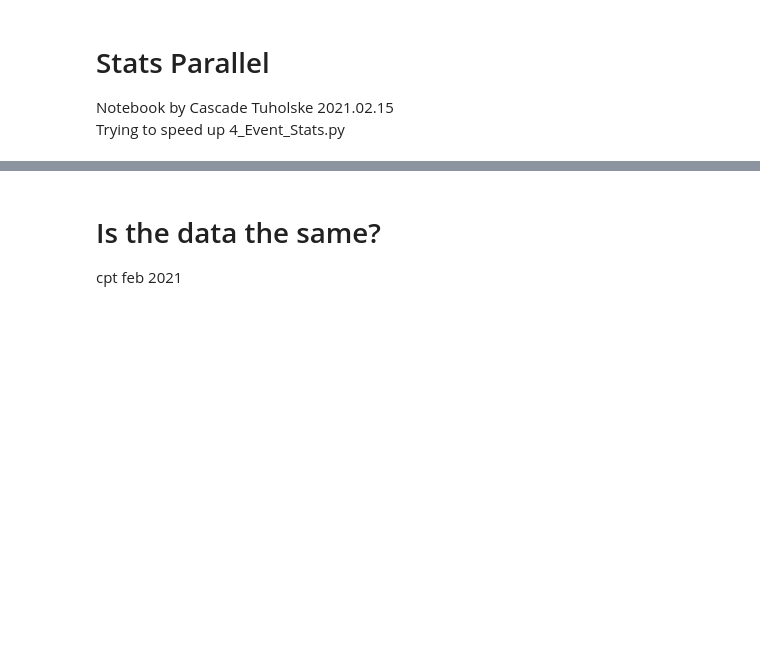
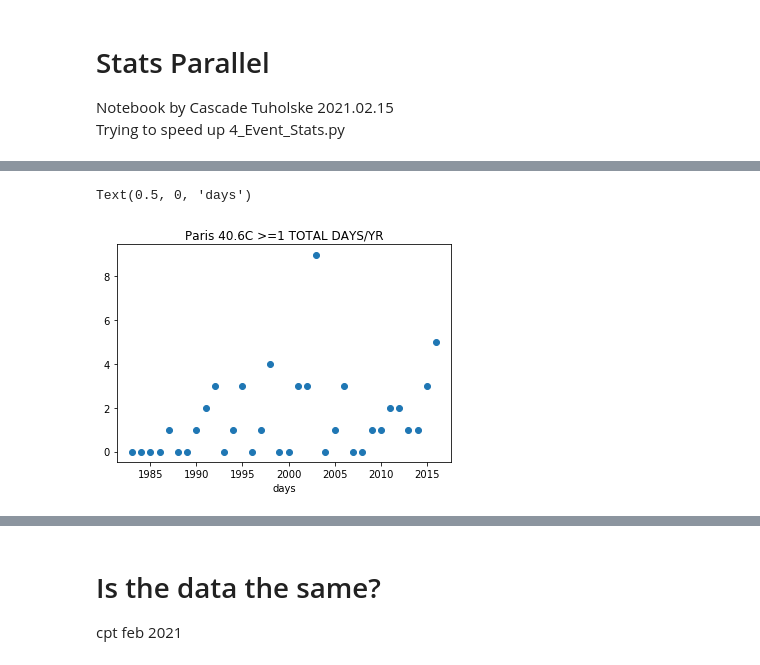
Before and after one commit to ecohydro/GlobalUrbanHeat, a Jupyter notebook: src/cpt_Stats_parallel.ipynb, the cells around one changed output, grey strips where cells are left out. Drawn from its saved outputs; the diff is of its cells as text; code cells hidden in the pictures; blank space fills up the shorter version.

```diff
--- a/src/cpt_Stats_parallel.ipynb
+++ b/src/cpt_Stats_parallel.ipynb
@@ -33,0 +50,7 @@ fns
+# %%
+plt.scatter(df1[df1['ID_HDC_G0'] == city]['year'],df1[df1['ID_HDC_G0'] == city]['total_days'])
+plt.title(nm+' 40.6C >=1 TOTAL DAYS/YR')
+plt.xlabel('days')
+# %% [output]
+Text(0.5, 0, 'days')
+[figure, added]
```
Also changed, not shown: parts of 20 cells of this notebook, 4 other files.
